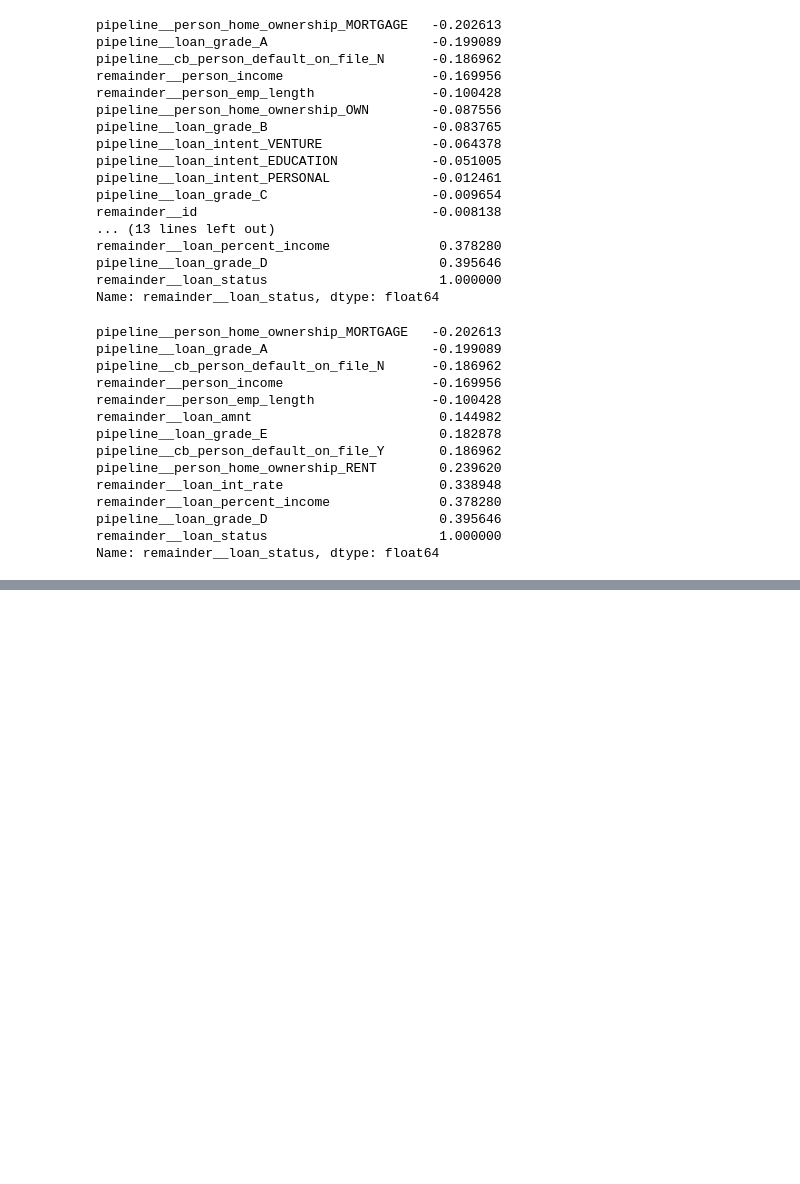
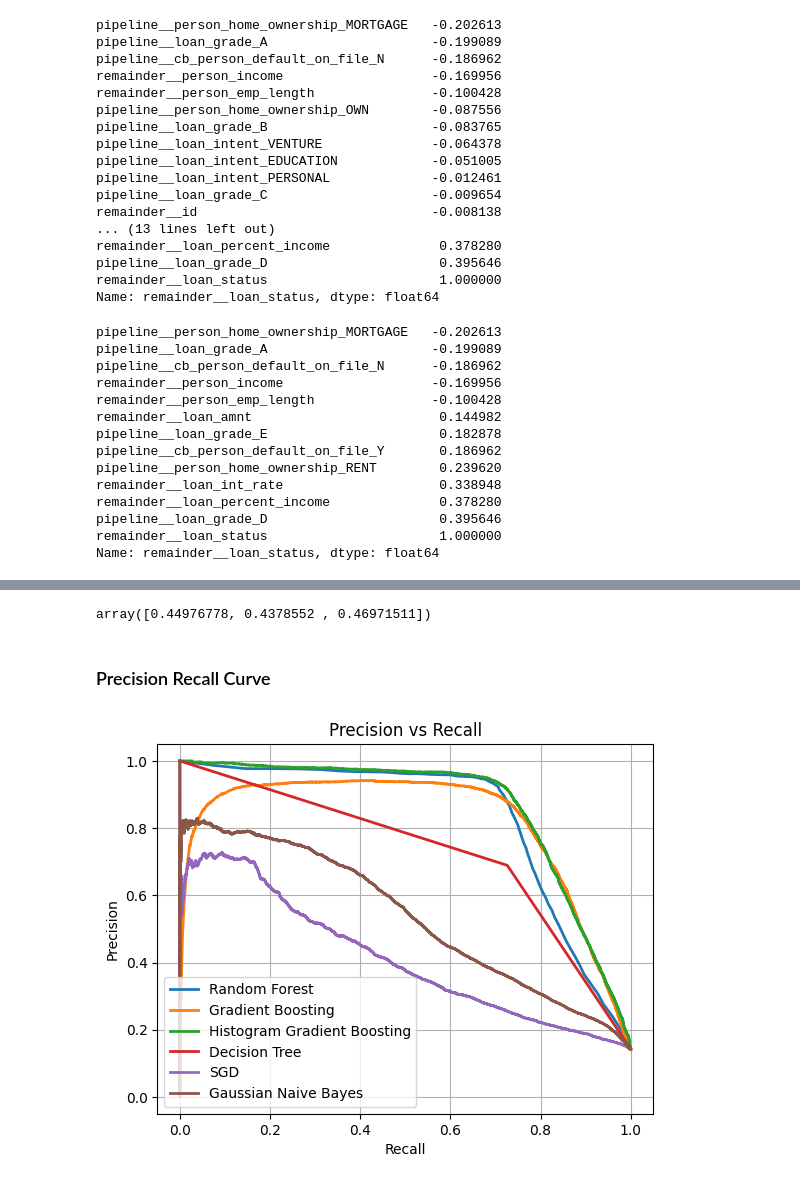
Before and after one commit to abhishekgopalan/Loan-Approval-Prediction-, a Jupyter notebook: notebook/loan-approval-prediction.ipynb, the cells around one changed output, grey strips where cells are left out. Saved outputs shown, nothing was run; the diff lists cells and outputs as text; code cells hidden in the pictures; blank space fills up the shorter version.

```diff
--- a/notebook/loan-approval-prediction.ipynb
+++ b/notebook/loan-approval-prediction.ipynb
@@ -271,0 +341,2 @@ groups = sgkf.split(X,y,groups=X['person_income_cat'])
+# %%
+precision_hgb, recall_hgb, thresholds_hgb = precision_recall_curve(y, y_scores_hgb)
@@ -271,0 +361,2 @@ groups = sgkf.split(X,y,groups=X['person_income_cat'])
+# %%
+precision_dt, recall_dt, thresholds_dt = precision_recall_curve(y, y_scores_dt)
@@ -271,0 +381,2 @@ groups = sgkf.split(X,y,groups=X['person_income_cat'])
+# %%
+precision_sgd, recall_sgd, thresholds_sgd = precision_recall_curve(y, y_scores_sgd)
@@ -271,0 +397,8 @@ groups = sgkf.split(X,y,groups=X['person_income_cat'])
+# %%
+cross_val_score(gnb_clf, X, y, cv=3, scoring='f1')
+# %% [output]
+array([0.44976778, 0.4378552 , 0.46971511])
+# %%
+precision_gnb, recall_gnb, thresholds_gnb = precision_recall_curve(y, y_scores_gnb)
+# %% [markdown]
+### Precision Recall Curve
@@ -271,0 +411,15 @@ groups = sgkf.split(X,y,groups=X['person_income_cat'])
+# %%
+plt.plot(recall_forest, precision_forest, linewidth=2, label='Random Forest')
+plt.plot(recall_gb, precision_gb, linewidth=2, label='Gradient Boosting')
+plt.plot(recall_hgb, precision_hgb, linewidth=2, label='Histogram Gradient Boosting')
+plt.plot(recall_dt, precision_dt, linewidth=2, label='Decision Tree')
+plt.plot(recall_sgd, precision_sgd, linewidth=2, label='SGD')
+plt.plot(recall_gnb, precision_gnb, linewidth=2, label='Gaussian Naive Bayes')
+plt.grid()
+plt.xlabel('Recall')
+plt.ylabel('Precision')
+plt.title('Precision vs Recall')
+plt.legend()
+plt.show()
+# %% [output]
+[figure, added]
```
Also changed, not shown: parts of 89 cells of this notebook, 1 other file.
